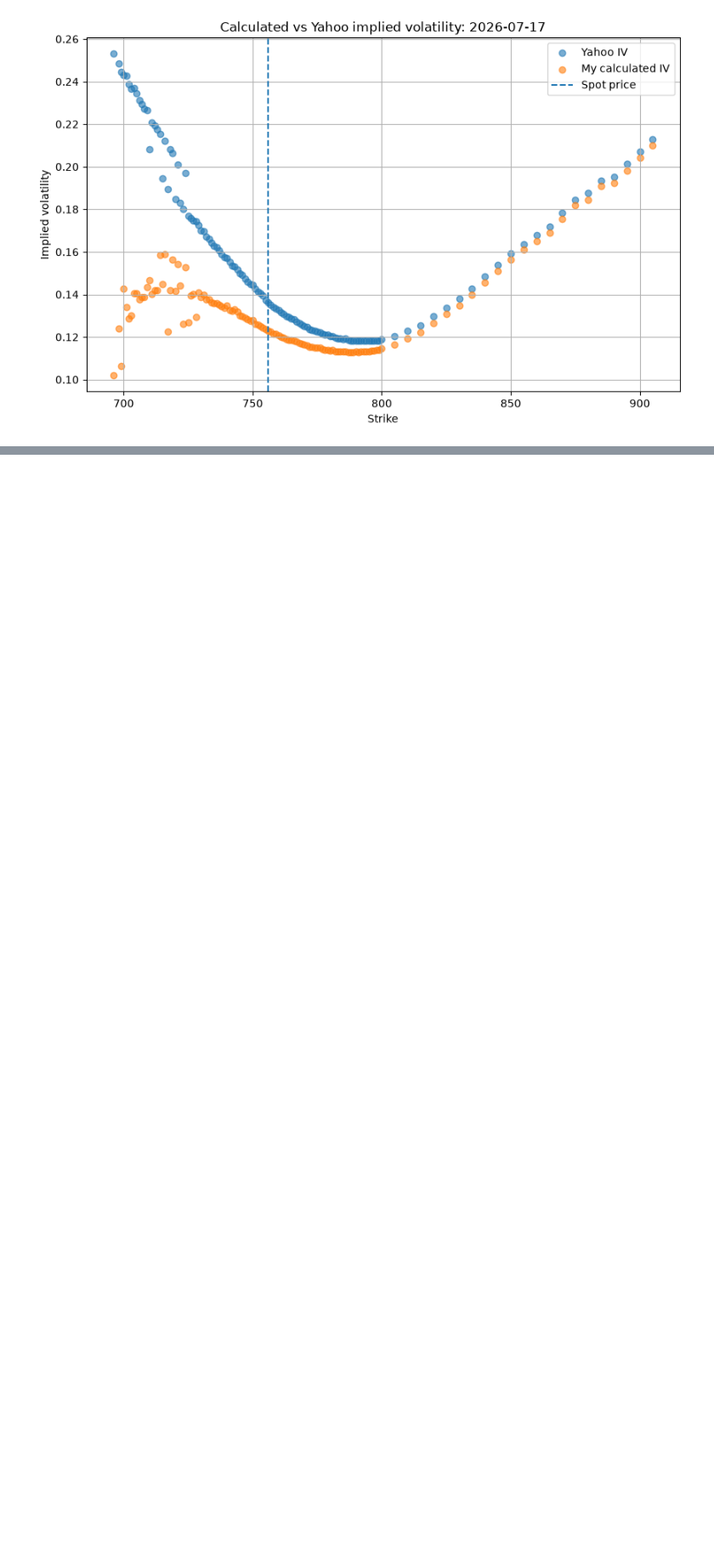
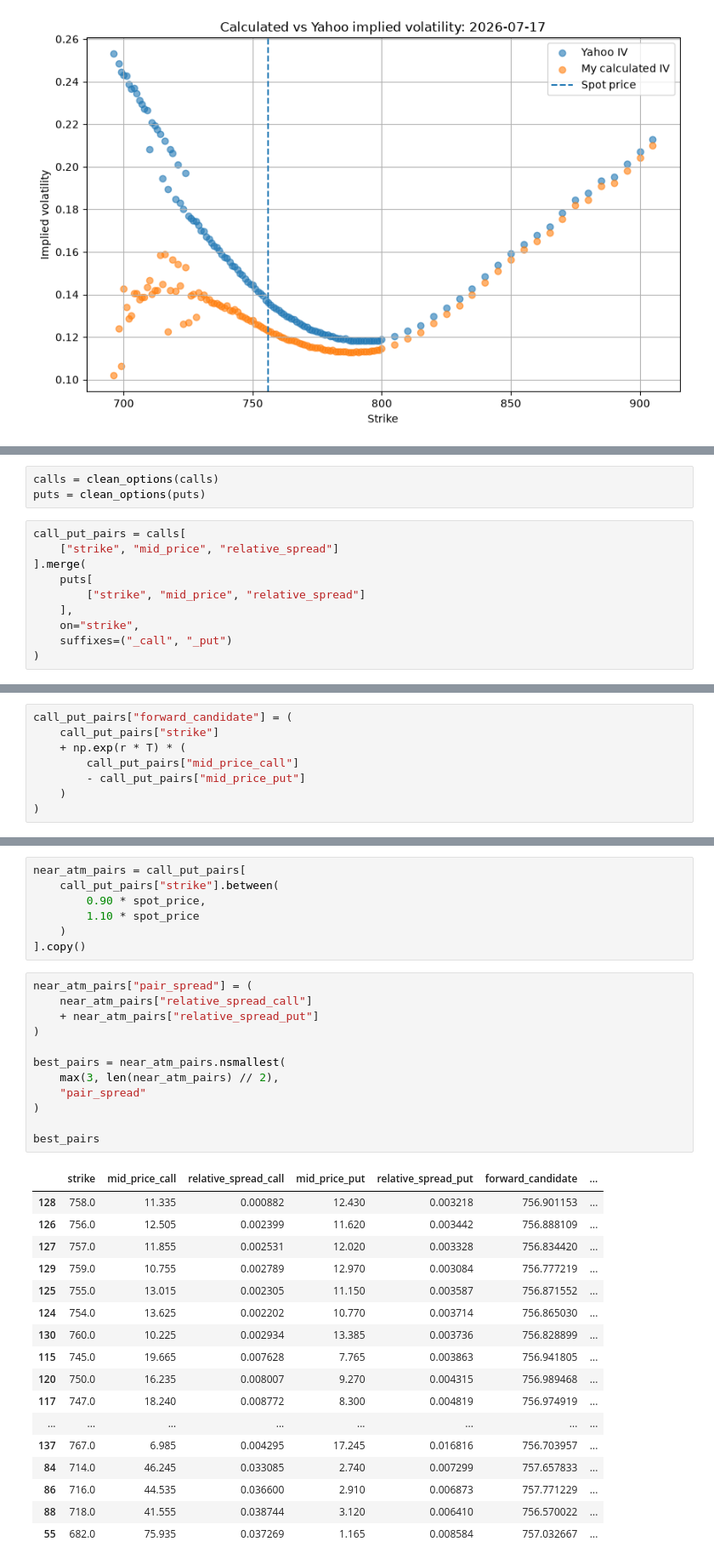
Before and after one commit to dmitrybudreyka/Quant_finance_nootebooks, a Jupyter notebook: implied_volatility_surface_project/estimation_of_an_OTC_opt.ipynb, the cells around one changed output, grey strips where cells are left out. Shown at 85% size. Drawn from its saved outputs; the diff is of its cells as text; blank space fills up the shorter version.

```diff
--- a/implied_volatility_surface_project/estimation_of_an_OTC_opt.ipynb
+++ b/implied_volatility_surface_project/estimation_of_an_OTC_opt.ipynb
@@ -372,0 +404,13 @@ plt.show()
+# %%
+calls = clean_options(calls)
+puts = clean_options(puts)
+# %%
+call_put_pairs = calls[
+    ["strike", "mid_price", "relative_spread"]
+].merge(
+    puts[
+        ["strike", "mid_price", "relative_spread"]
+    ],
+    on="strike",
+    suffixes=("_call", "_put")
+)
@@ -372,0 +426,8 @@ plt.show()
+# %%
+call_put_pairs["forward_candidate"] = (
+    call_put_pairs["strike"]
+    + np.exp(r * T) * (
+        call_put_pairs["mid_price_call"]
+        - call_put_pairs["mid_price_put"]
+    )
+)
@@ -372,0 +461,37 @@ plt.show()
+# %%
+near_atm_pairs = call_put_pairs[
+    call_put_pairs["strike"].between(
+        0.90 * spot_price,
+        1.10 * spot_price
+    )
+].copy()
+# %%
+near_atm_pairs["pair_spread"] = (
+    near_atm_pairs["relative_spread_call"]
+    + near_atm_pairs["relative_spread_put"]
+)
+
+best_pairs = near_atm_pairs.nsmallest(
+    max(3, len(near_atm_pairs) // 2),
+    "pair_spread"
+)
+
+best_pairs
+# %% [output]
+|  | strike | mid_price_call | relative_spread_call | mid_price_put | relative_spread_put | forward_candidate | ... |
+| 128 | 758.0 | 11.335 | 0.000882 | 12.430 | 0.003218 | 756.901153 | ... |
+| 126 | 756.0 | 12.505 | 0.002399 | 11.620 | 0.003442 | 756.888109 | ... |
+| 127 | 757.0 | 11.855 | 0.002531 | 12.020 | 0.003328 | 756.834420 | ... |
+| 129 | 759.0 | 10.755 | 0.002789 | 12.970 | 0.003084 | 756.777219 | ... |
+| 125 | 755.0 | 13.015 | 0.002305 | 11.150 | 0.003587 | 756.871552 | ... |
+| 124 | 754.0 | 13.625 | 0.002202 | 10.770 | 0.003714 | 756.865030 | ... |
+| 130 | 760.0 | 10.225 | 0.002934 | 13.385 | 0.003736 | 756.828899 | ... |
+| 115 | 745.0 | 19.665 | 0.007628 | 7.765 | 0.003863 | 756.941805 | ... |
+| 120 | 750.0 | 16.235 | 0.008007 | 9.270 | 0.004315 | 756.989468 | ... |
+| 117 | 747.0 | 18.240 | 0.008772 | 8.300 | 0.004819 | 756.974919 | ... |
+| ... | ... | ... | ... | ... | ... | ... | ... |
+| 137 | 767.0 | 6.985 | 0.004295 | 17.245 | 0.016816 | 756.703957 | ... |
+| 84 | 714.0 | 46.245 | 0.033085 | 2.740 | 0.007299 | 757.657833 | ... |
+| 86 | 716.0 | 44.535 | 0.036600 | 2.910 | 0.006873 | 757.771229 | ... |
+| 88 | 718.0 | 41.555 | 0.038744 | 3.120 | 0.006410 | 756.570022 | ... |
+| 55 | 682.0 | 75.935 | 0.037269 | 1.165 | 0.008584 | 757.032667 | ... |
```
Also changed, not shown: parts of 20 cells of this notebook.
